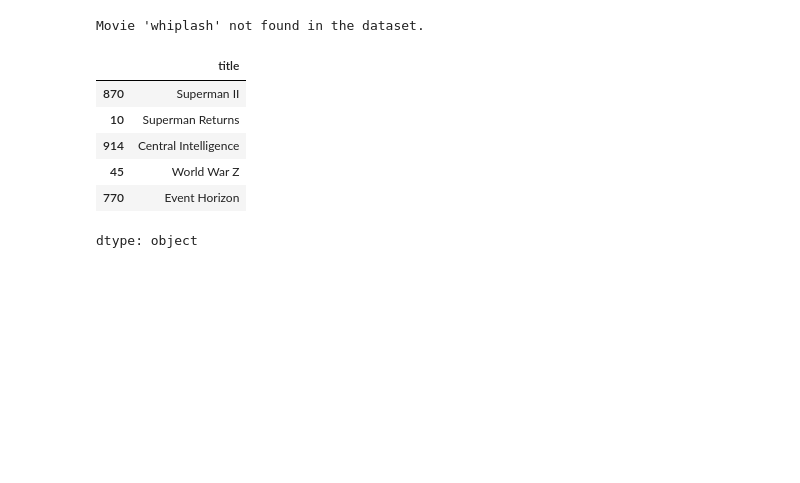
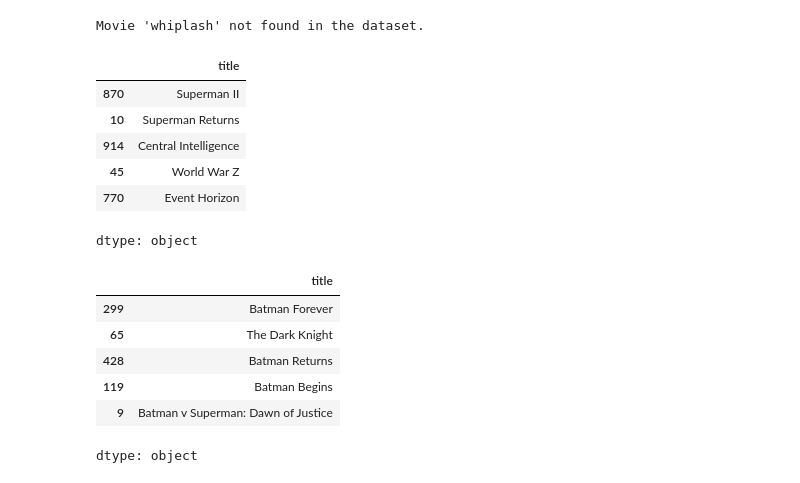
Before and after one commit to garciakjp/Movie_Recommendation_System, a Jupyter notebook: BAM_3034_Assignment_10_(TMDB_Movie_Recommendation_System).ipynb, the cells around one changed output. Saved outputs shown, nothing was run; the diff lists cells and outputs as text; code cells hidden in the pictures; blank space fills up the shorter version.

```diff
--- a/BAM_3034_Assignment_10_(TMDB_Movie_Recommendation_System).ipynb
+++ b/BAM_3034_Assignment_10_(TMDB_Movie_Recommendation_System).ipynb
@@ -1180,3 +1191,13 @@ get_recommendations('Superman')
 | 45 | World War Z |
 | 770 | Event Horizon |
 dtype: object
+# %%
+get_recommendations('The Dark Knight Rises')
+# %% [output]
+|  | title |
+| 299 | Batman Forever |
+| 65 | The Dark Knight |
+| 428 | Batman Returns |
+| 119 | Batman Begins |
+| 9 | Batman v Superman: Dawn of Justice |
+dtype: object
```
Also changed, not shown: parts of 3 cells of this notebook.
